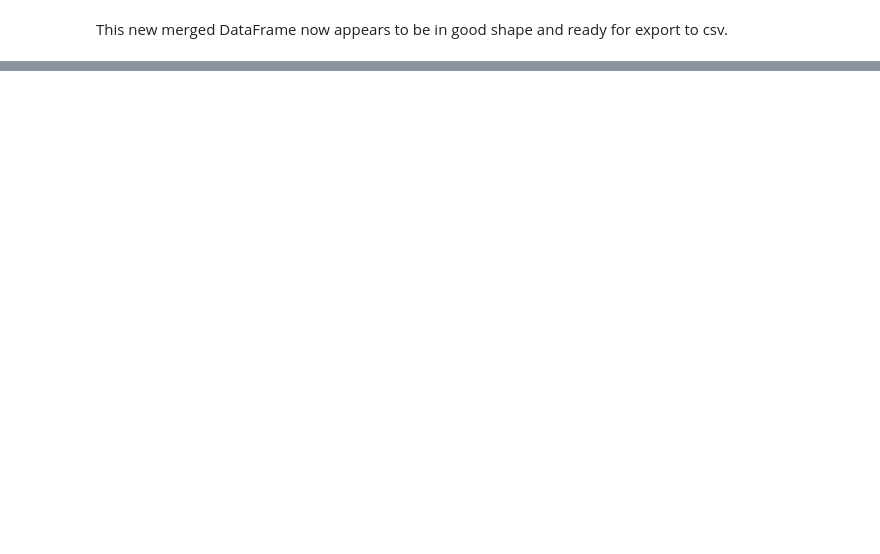
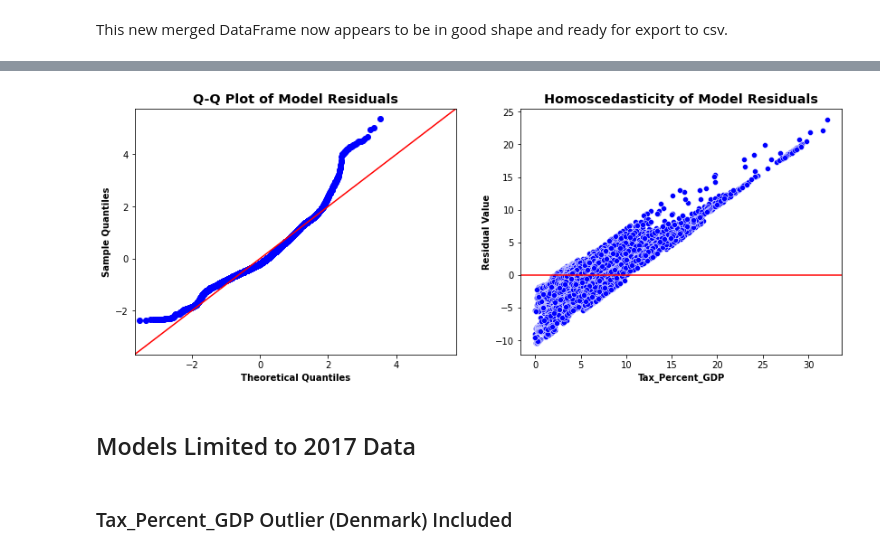
Before and after one commit to zero731/urban_popn_tax_GDP, a Jupyter notebook: Model_Code.ipynb, the cells around one changed output, grey strips where cells are left out. Drawn from its saved outputs; the diff is of its cells as text; code cells hidden in the pictures; blank space fills up the shorter version.

```diff
--- a/Model_Code.ipynb
+++ b/Model_Code.ipynb
@@ -50 +79,25 @@ def col_summary(df, col, dropna=False):
+# %%
+def check_ols_assumptions(model, df, target):
+
+    """Takes in a Statsmodel OLS regression model, the DataFrame from which that model was generated,
+       and the target variable of that model as a string (needs to be a column name in data).
+       Returns a Q-Q plot of the residuals as well as a plot of the residuals against the target
+       variable to vizualize homoscedasticity of model errors."""
+
+    fig, ax = plt.subplots(ncols=2,figsize=(14,5))
+    ax1 = ax[0]
+    ax2 = ax[1]
+
+    sm.graphics.qqplot(model.resid, fit=True, line='45', ax=ax1, color='b')
+    ax1.set_title('Q-Q Plot of Model Residuals', weight='bold', fontsize='x-large')
+    ax1.set_xlabel(ax1.get_xlabel(), weight='bold')
+    ax1.set_ylabel(ax1.get_ylabel(), weight='bold')
+
+    sns.scatterplot(x=df[target], y=model.resid, ax=ax2, color='b')
+    ax2.axhline(y=0, color='r')
+    ax2.set_title('Homoscedasticity of Model Residuals', weight='bold', fontsize='x-large')
+    ax2.set_xlabel(ax2.get_xlabel(), weight='bold')
+    ax2.set_ylabel('Residual Value', weight='bold')
+
+    return plt.show()
 # %% [markdown]
@@ -517,0 +657,6 @@ social_df.head()
+# %%
+## Define target (dependent) variable for models
+target = 'Tax_Percent_GDP'
+
+## Define predictor (independent) variable for models
+predictor = 'Urban_Population'
@@ -517,0 +672,4 @@ social_df.head()
+# %%
+## Build model on full dataset and check results summary
+model = build_ols(df, target, predictor)
+model.summary()
@@ -517,0 +696,9 @@ social_df.head()
+# %%
+## Visualize normality and spread of model residuals
+check_ols_assumptions(model, df, target)
+# %% [output]
+[figure, added]
+# %% [markdown]
+## Models Limited to 2017 Data
+# %% [markdown]
+### Tax_Percent_GDP Outlier (Denmark) Included
```
Also changed, not shown: parts of 39 cells of this notebook.
